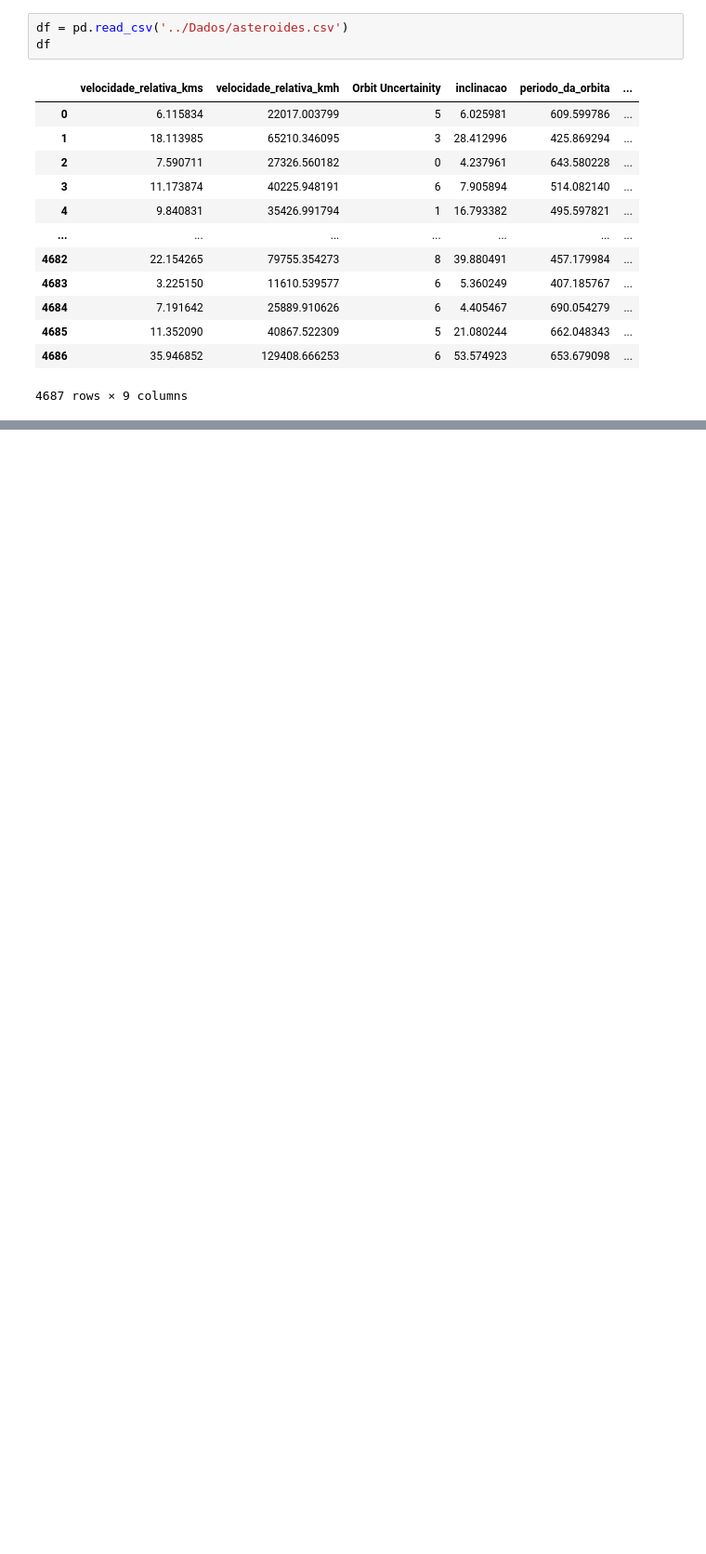
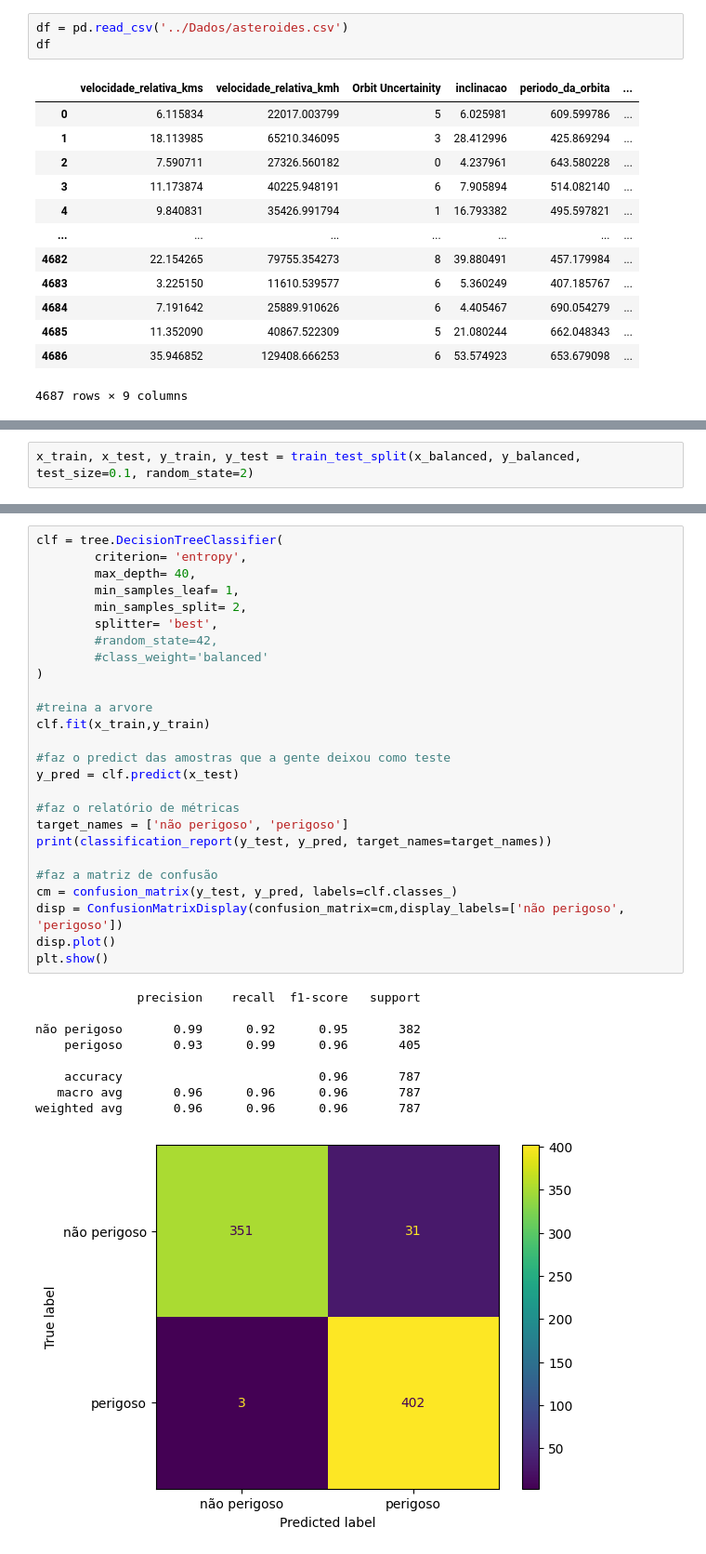
Before and after one commit to gabrielmaiaaa/IA-Inteligencia-Asteroide, a Jupyter notebook: Codigos/IA.ipynb, the cells around one changed output, grey strips where cells are left out. Shown: that part at 93% size. Saved outputs shown, nothing was run; the diff lists cells and outputs as text; blank space fills up the shorter version.

```diff
--- a/Codigos/IA.ipynb
+++ b/Codigos/IA.ipynb
@@ -19,0 +84,2 @@ df
+# %%
+x_train, x_test, y_train, y_test = train_test_split(x_balanced, y_balanced, test_size=0.1, random_state=2)
@@ -19,0 +133,36 @@ df
+# %%
+clf = tree.DecisionTreeClassifier(
+        criterion= 'entropy',
+        max_depth= 40,
+        min_samples_leaf= 1,
+        min_samples_split= 2,
+        splitter= 'best',
+        #random_state=42,
+        #class_weight='balanced'
+)
+
+#treina a arvore
+clf.fit(x_train,y_train)
+
+#faz o predict das amostras que a gente deixou como teste
+y_pred = clf.predict(x_test)
+
+#faz o relatório de métricas
+target_names = ['não perigoso', 'perigoso']
+print(classification_report(y_test, y_pred, target_names=target_names))
+
+#faz a matriz de confusão
+cm = confusion_matrix(y_test, y_pred, labels=clf.classes_)
+disp = ConfusionMatrixDisplay(confusion_matrix=cm,display_labels=['não perigoso', 'perigoso'])
+disp.plot()
+plt.show()
+# %% [output]
+              precision    recall  f1-score   support
+
+não perigoso       0.99      0.92      0.95       382
+    perigoso       0.93      0.99      0.96       405
+
+    accuracy                           0.96       787
+   macro avg       0.96      0.96      0.96       787
+weighted avg       0.96      0.96      0.96       787
+[figure, added]
```
Also changed, not shown: parts of 31 cells of this notebook.
